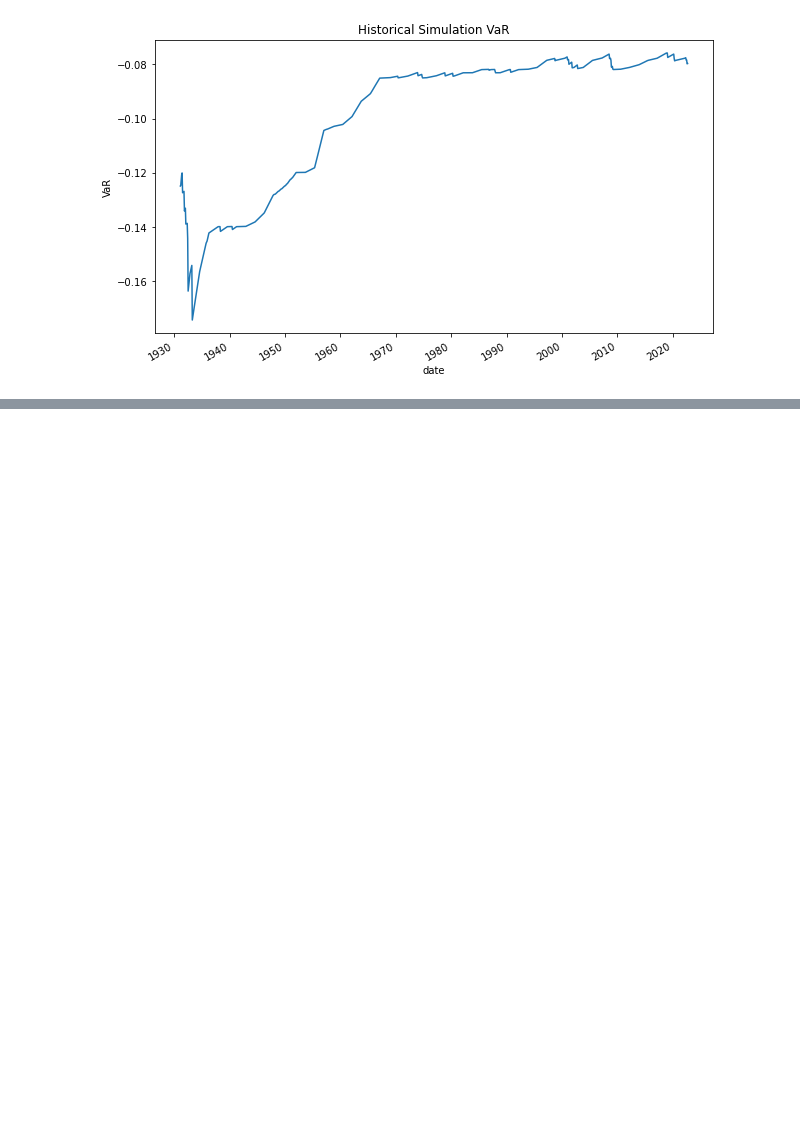
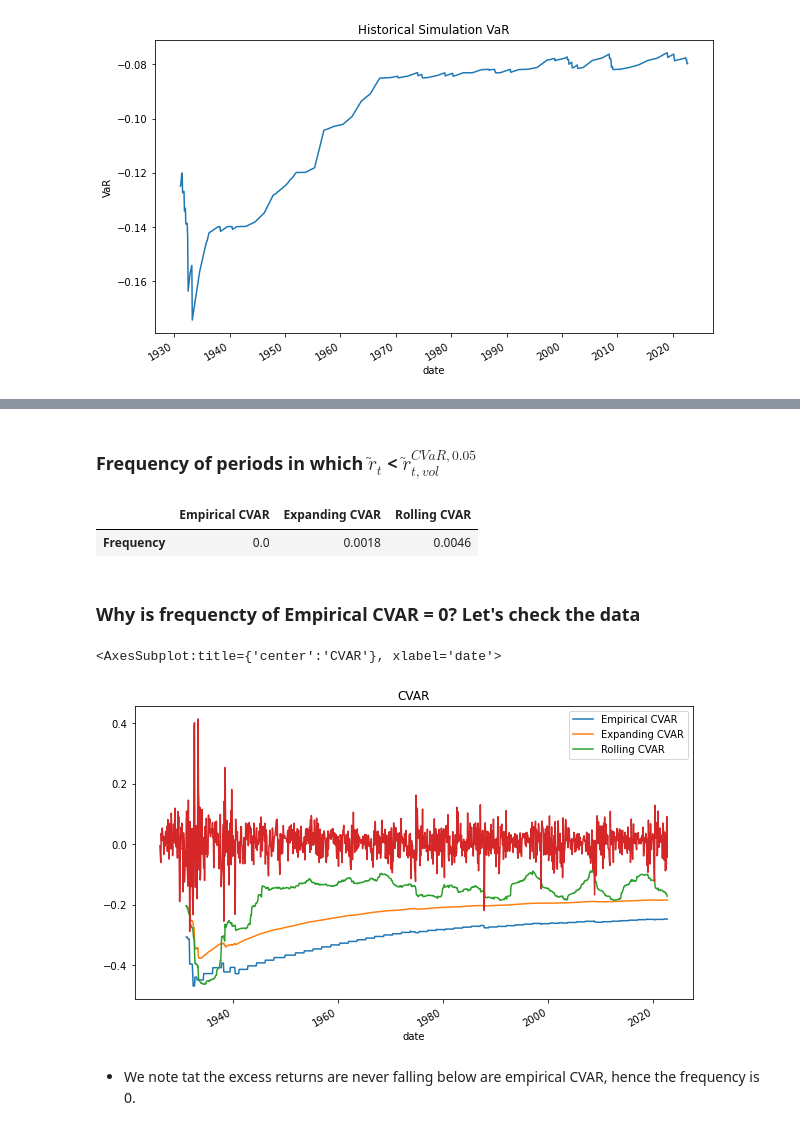
Before and after one commit to alanwake47/finm-36700-portfolio, a Jupyter notebook: week3_hw/workbook_hw3.ipynb, the cells around one changed output, grey strips where cells are left out. Saved outputs shown, nothing was run; the diff lists cells and outputs as text; code cells hidden in the pictures; blank space fills up the shorter version.

```diff
--- a/week3_hw/workbook_hw3.ipynb
+++ b/week3_hw/workbook_hw3.ipynb
@@ -68,0 +213,23 @@ df = cv.loc[dt,cvar]=cvar
+# %% [markdown]
+### Frequency of periods in which $ \tilde{r}_t $ < $ \tilde{r}^{CVaR,0.05}_{t,vol} $
+# %%
+freq_df = pd.DataFrame(index = ['Frequency'], columns = rolling_cvar.columns)
+
+for col in freq_df:
+    freq_df[col] = len(rolling_cvar[df.loc[rolling_cvar.index, 'excess_return'] < rolling_cvar[col]]) / len(rolling_cvar[col].dropna().index)
+
+
+round(freq_df, 4)
+# %% [output]
+|  | Empirical CVAR | Expanding CVAR | Rolling CVAR |
+| Frequency | 0.0 | 0.0018 | 0.0046 |
+# %% [markdown]
+### Why is frequencty of Empirical CVAR = 0? Let's check the data
+# %%
+rolling_cvar.plot(figsize = (10, 6), title = 'CVAR')
+df['excess_return'].plot()
+# %% [output]
+<AxesSubplot:title={'center':'CVAR'}, xlabel='date'>
+[figure, added]
+# %% [markdown]
+- We note tat the excess returns are never falling below are empirical CVAR, hence the frequency is 0.
```
Also changed, not shown: parts of 55 cells of this notebook, 2 other files.
